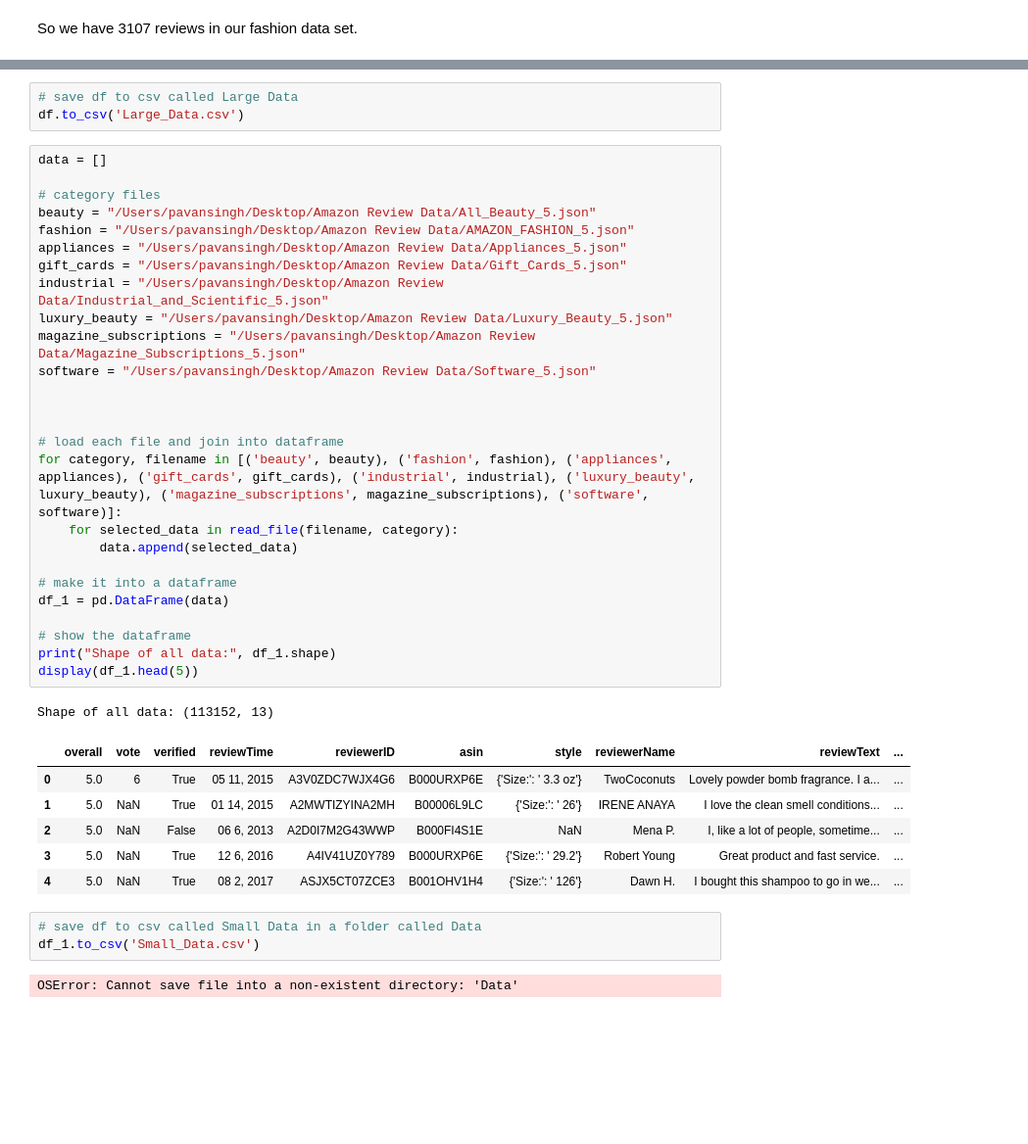
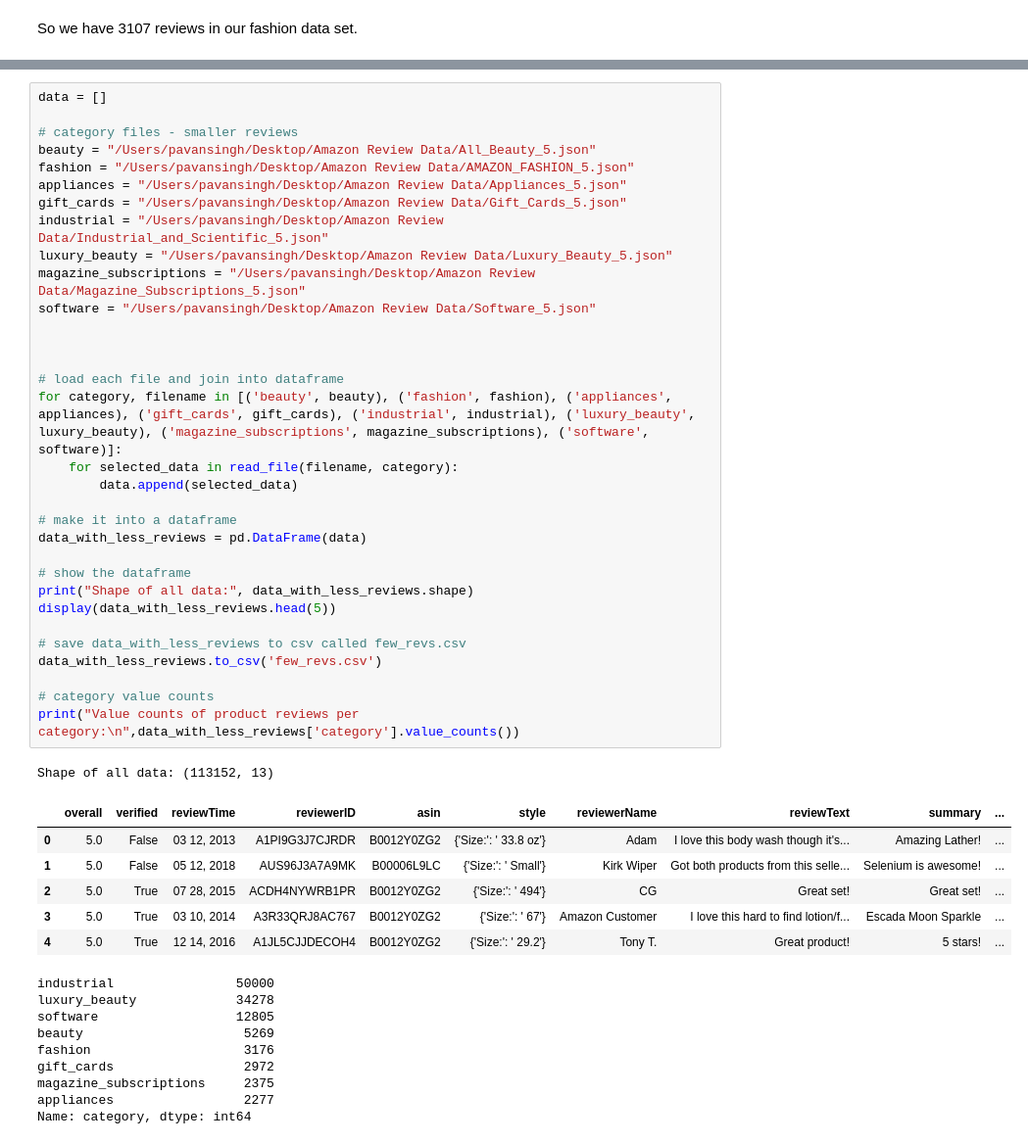
Before and after one commit to pavsingh7/Masters-Dissertation, a Jupyter notebook: Code/data_load.ipynb, the cells around one changed output, grey strips where cells are left out. Shown at 98% size. Drawn from its saved outputs; the diff is of its cells as text; blank space fills up the shorter version.

```diff
--- a/Code/data_load.ipynb
+++ b/Code/data_load.ipynb
@@ -273,43 +235,50 @@ Shape of all data: (500000, 13)
-# %%
-# save df to csv called Large Data
-df.to_csv('Large_Data.csv')
 # %%
 data = []
 
-# category files
+# category files - smaller reviews
 beauty = "/Users/pavansingh/Desktop/Amazon Review Data/All_Beauty_5.json"
 fashion = "/Users/pavansingh/Desktop/Amazon Review Data/AMAZON_FASHION_5.json"
 appliances = "/Users/pavansingh/Desktop/Amazon Review Data/Appliances_5.json"
 gift_cards = "/Users/pavansingh/Desktop/Amazon Review Data/Gift_Cards_5.json"
 industrial = "/Users/pavansingh/Desktop/Amazon Review Data/Industrial_and_Scientific_5.json"
 luxury_beauty = "/Users/pavansingh/Desktop/Amazon Review Data/Luxury_Beauty_5.json"
 magazine_subscriptions = "/Users/pavansingh/Desktop/Amazon Review Data/Magazine_Subscriptions_5.json"
 software = "/Users/pavansingh/Desktop/Amazon Review Data/Software_5.json"
 
 
 
 # load each file and join into dataframe
 for category, filename in [('beauty', beauty), ('fashion', fashion), ('appliances', appliances), ('gift_cards', gift_cards), ('industrial', industrial), ('luxury_beauty', luxury_beauty), ('magazine_subscriptions', magazine_subscriptions), ('software', software)]:
     for selected_data in read_file(filename, category):
         data.append(selected_data)
 
 # make it into a dataframe
-df_1 = pd.DataFrame(data)
+data_with_less_reviews = pd.DataFrame(data)
 
 # show the dataframe
-print("Shape of all data:", df_1.shape)
-display(df_1.head(5))
+print("Shape of all data:", data_with_less_reviews.shape)
+display(data_with_less_reviews.head(5))
+
+# save data_with_less_reviews to csv called few_revs.csv
+data_with_less_reviews.to_csv('few_revs.csv')
+
+# category value counts
+print("Value counts of product reviews per category:\n",data_with_less_reviews['category'].value_counts())
 # %% [output]
 Shape of all data: (113152, 13)
-|  | overall | vote | verified | reviewTime | reviewerID | asin | style | reviewerName | reviewText | ... |
-| 0 | 5.0 | 6 | True | 05 11, 2015 | A3V0ZDC7WJX4G6 | B000URXP6E | {'Size:': ' 3.3 oz'} | TwoCoconuts | Lovely powder bomb fragrance. I a... | ... |
-| 1 | 5.0 | NaN | True | 01 14, 2015 | A2MWTIZYINA2MH | B00006L9LC | {'Size:': ' 26'} | IRENE ANAYA | I love the clean smell conditions... | ... |
-| 2 | 5.0 | NaN | False | 06 6, 2013 | A2D0I7M2G43WWP | B000FI4S1E | NaN | Mena P. | I, like a lot of people, sometime... | ... |
-| 3 | 5.0 | NaN | True | 12 6, 2016 | A4IV41UZ0Y789 | B000URXP6E | {'Size:': ' 29.2'} | Robert Young | Great product and fast service. | ... |
-| 4 | 5.0 | NaN | True | 08 2, 2017 | ASJX5CT07ZCE3 | B001OHV1H4 | {'Size:': ' 126'} | Dawn H. | I bought this shampoo to go in we... | ... |
+|  | overall | verified | reviewTime | reviewerID | asin | style | reviewerName | reviewText | summary | ... |
+| 0 | 5.0 | False | 03 12, 2013 | A1PI9G3J7CJRDR | B0012Y0ZG2 | {'Size:': ' 33.8 oz'} | Adam | I love this body wash though it's... | Amazing Lather! | ... |
+| 1 | 5.0 | False | 05 12, 2018 | AUS96J3A7A9MK | B00006L9LC | {'Size:': ' Small'} | Kirk Wiper | Got both products from this selle... | Selenium is awesome! | ... |
+| 2 | 5.0 | True | 07 28, 2015 | ACDH4NYWRB1PR | B0012Y0ZG2 | {'Size:': ' 494'} | CG | Great set! | Great set! | ... |
+| 3 | 5.0 | True | 03 10, 2014 | A3R33QRJ8AC767 | B0012Y0ZG2 | {'Size:': ' 67'} | Amazon Customer | I love this hard to find lotion/f... | Escada Moon Sparkle | ... |
+| 4 | 5.0 | True | 12 14, 2016 | A1JL5CJJDECOH4 | B0012Y0ZG2 | {'Size:': ' 29.2'} | Tony T. | Great product! | 5 stars! | ... |
+industrial                50000
+luxury_beauty             34278
+software                  12805
+beauty                     5269
+fashion                    3176
+gift_cards                 2972
+magazine_subscriptions     2375
+appliances                 2277
+Name: category, dtype: int64
-# %%
-# save df to csv called Small Data in a folder called Data
-df_1.to_csv('Small_Data.csv')
-# %% [output]
-OSError: Cannot save file into a non-existent directory: 'Data'
 # %%
```
Also changed, not shown: parts of 16 cells of this notebook, 3 other files.
